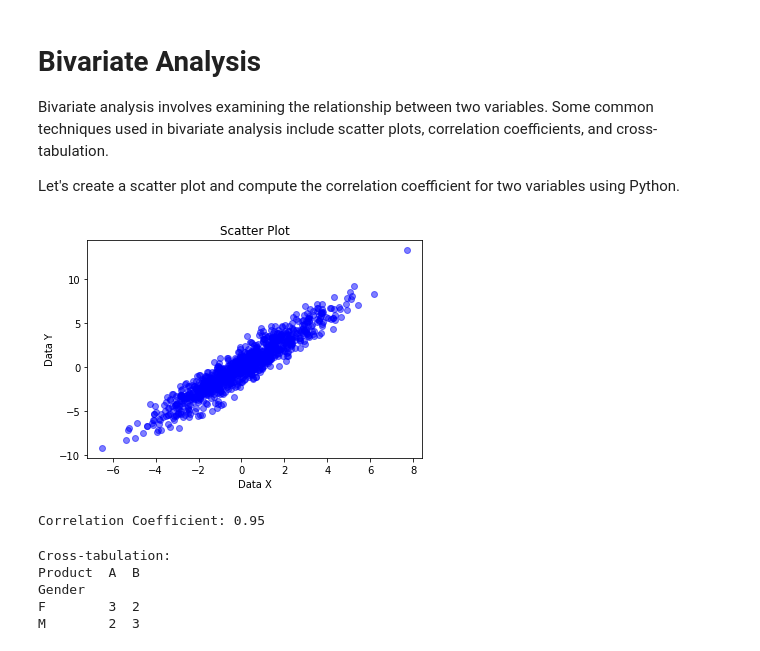
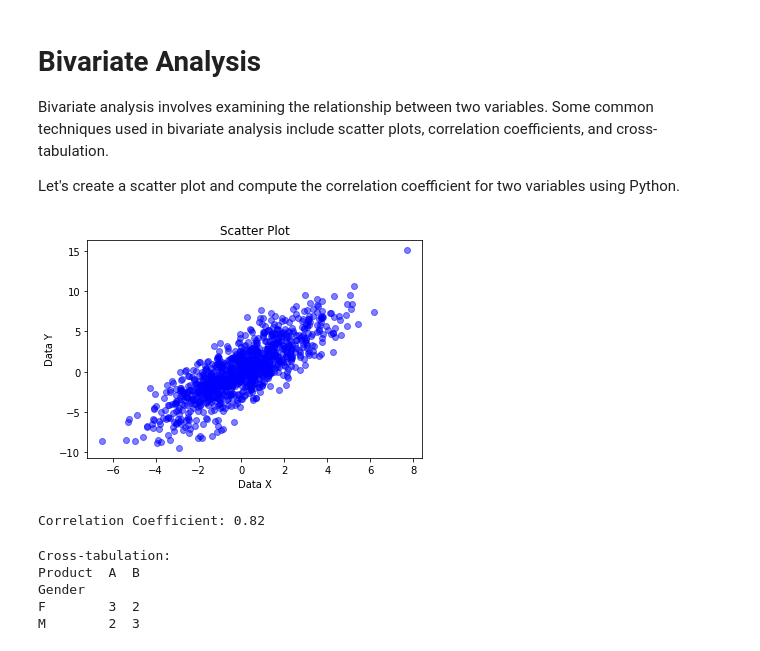
Before and after one commit to SSSpock/skillspire, a Jupyter notebook: skillspire_introtostats.ipynb, the cells around one changed output. Drawn from its saved outputs; the diff is of its cells as text; code cells hidden in the pictures.

```diff
--- a/skillspire_introtostats.ipynb
+++ b/skillspire_introtostats.ipynb
@@ -356,22 +365,22 @@ Let's create a scatter plot and compute the correlation coefficient for two vari
 # %%
 # Generate two correlated datasets
 np.random.seed(42)
 data_x = np.random.normal(0, 2, 1000)
-data_y = data_x * 1.5 + np.random.normal(0, 1, 1000)
+data_y = data_x * 1.5 + np.random.normal(0, 2, 1000)
 
 # Plot a scatter plot
 plt.scatter(data_x, data_y, alpha=0.5, color='blue')
 plt.title('Scatter Plot')
 plt.xlabel('Data X')
 plt.ylabel('Data Y')
 plt.show()
 
 # Compute the correlation coefficient
 correlation = np.corrcoef(data_x, data_y)[0, 1]
 print(f'Correlation Coefficient: {correlation:.2f}')
 # %% [output]
-[figure, old version]
+[figure, new version]
-Correlation Coefficient: 0.95
+Correlation Coefficient: 0.82
 # %%
 # Create a sample dataset
 data = {
```
Also changed, not shown: parts of 41 cells of this notebook.
